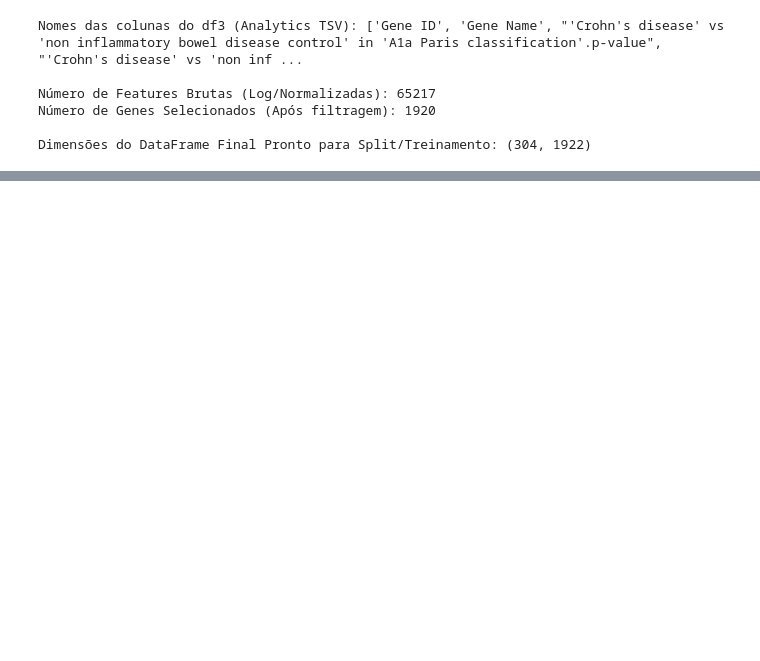
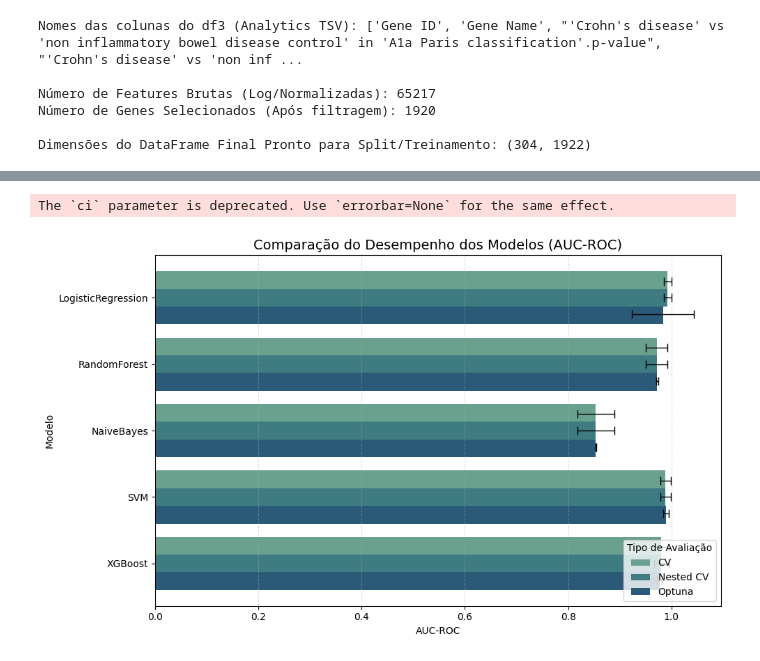
Before and after one commit to jonatas727/Trabalho-Final-Machine-Learning, a Jupyter notebook: Arquivos_projeto/DataCrohn.ipynb, the cells around one changed output, grey strips where cells are left out. Cells and saved outputs as stored; diff of their text form; code cells hidden in the pictures; blank space fills up the shorter version.

Commit message:
Treino e Análise de Modelos de Aprendizado

```diff
--- a/Arquivos_projeto/DataCrohn.ipynb
+++ b/Arquivos_projeto/DataCrohn.ipynb
@@ -459,0 +521,15 @@ df_tratado
+# %%
+outer_cv = StratifiedKFold(n_splits=5, shuffle=True, random_state=42)
+scaler = StandardScaler()
+
+def auc_scorer(estimator, X, y):
+    try:
+        # tenta usar predict_proba
+        y_proba = estimator.predict_proba(X)[:, 1]
+    except AttributeError:
+        # se não tiver predict_proba, tenta decision_function
+        y_proba = estimator.decision_function(X)
+    # se houver apenas uma classe no fold, retorna np.nan
+    if len(np.unique(y)) < 2:
+        return np.nan
+    return roc_auc_score(y, y_proba)
@@ -459,0 +540,4 @@ df_tratado
+# %%
+y = df_final['Is_Crohns_Disease']
+X = df_tratado
+X_train, X_test, y_train, y_test = train_test_split(X, y, test_size=0.2, shuffle=True, random_state=500)
@@ -463,0 +1100,61 @@ df_tratado
+# %%
+df_list = []
+for model in results_optuna.index:
+    if model != 'Baseline_Dummy':
+
+        df_list.append({'Modelo': model, 'Tipo': 'CV', 'AUC': results_raw.loc[model, 'Média'],
+                        'Desvio': results_raw.loc[model, 'Desvio Padrão']})
+        df_list.append({'Modelo': model, 'Tipo': 'Nested CV', 'AUC': results_cv.loc[model, 'Média'],
+                        'Desvio': results_cv.loc[model, 'Desvio Padrão']})
+        df_list.append({'Modelo': model, 'Tipo': 'Optuna', 'AUC': results_optuna.loc[model, 'Média'],
+                        'Desvio': results_optuna.loc[model, 'Desvio Padrão']})
+
+df_long = pd.DataFrame(df_list)
+
+# Ordem das barras
+tipo_ordem = ['CV', 'Nested CV', 'Optuna']
+
+# Configuração do gráfico
+plt.figure(figsize=(10,6))
+palette_colors = sns.color_palette("crest", n_colors=3)  # paleta harmônica
+
+# Criando gráfico de barras agrupadas
+bar_plot = sns.barplot(
+    x='AUC',
+    y='Modelo',
+    hue='Tipo',
+    data=df_long,
+    hue_order=tipo_ordem,
+    palette=palette_colors,
+    ci=None
+)
+
+# Adicionando barras de erro bem alinhadas
+bar_width = 0.25  # largura relativa de cada barra
+for i, model in enumerate(df_long['Modelo'].unique()):
+    for j, tipo in enumerate(tipo_ordem):
+        auc = df_long[(df_long['Modelo']==model) & (df_long['Tipo']==tipo)]['AUC'].values[0]
+        err = df_long[(df_long['Modelo']==model) & (df_long['Tipo']==tipo)]['Desvio'].values[0]
+        # posição horizontal das barras: -bar_width, 0, +bar_width
+        y_pos = i - bar_width + j*bar_width
+        plt.errorbar(
+            x=auc,
+            y=y_pos,
+            xerr=err,
+            fmt='none',
+            ecolor='black',
+            capsize=4,
+            lw=1
+        )
+
+# Ajustes finais
+plt.title('Comparação do Desempenho dos Modelos (AUC-ROC)', fontsize=14)
+plt.xlabel('AUC-ROC')
+plt.ylabel('Modelo')
+plt.grid(axis='x', linestyle='--', alpha=0.4)
+plt.legend(title='Tipo de Avaliação', loc='lower right')
+plt.tight_layout()
+plt.show()
+# %% [output]
+The `ci` parameter is deprecated. Use `errorbar=None` for the same effect.
+[figure, added]
```
Also changed, not shown: parts of 91 cells of this notebook.
